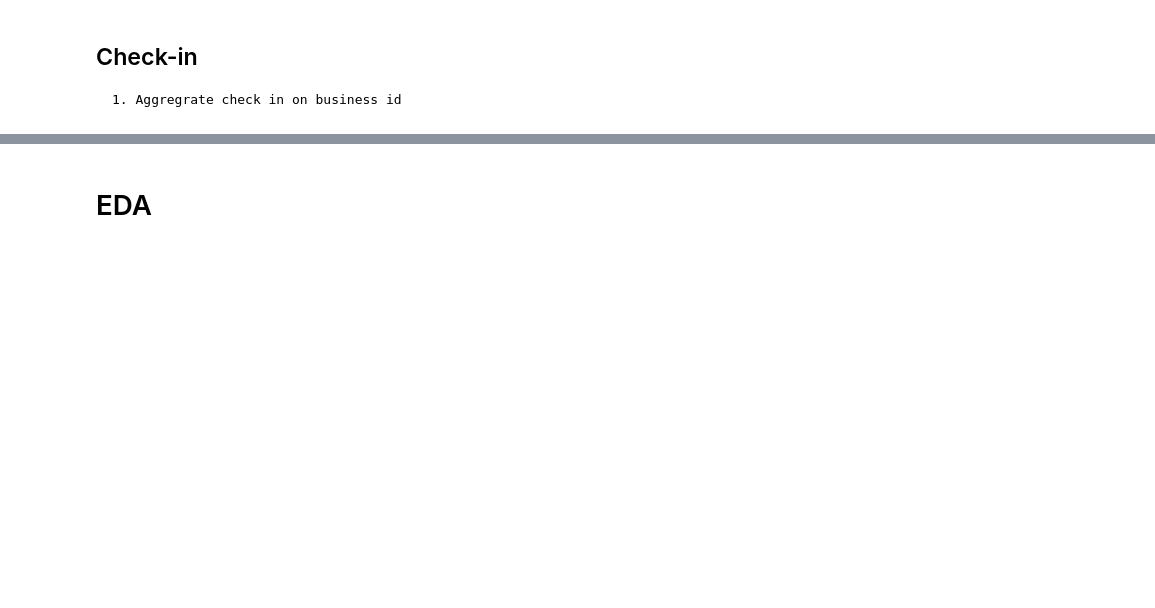
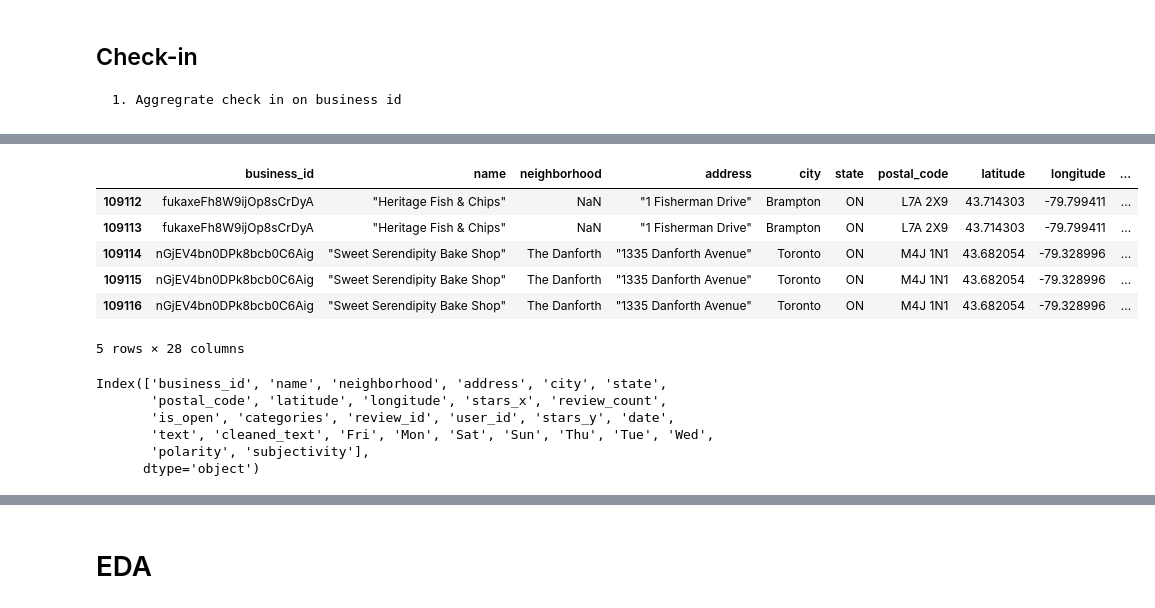
Before and after one commit to NishantSulay/Yelp-SentimentAnalysis, a Jupyter notebook: Yelp-Sentiment.ipynb, the cells around one changed output, grey strips where cells are left out. Cells and saved outputs as stored; diff of their text form; code cells hidden in the pictures; blank space fills up the shorter version.

```diff
--- a/Yelp-Sentiment.ipynb
+++ b/Yelp-Sentiment.ipynb
@@ -268,0 +358,2 @@ master_df.isnull().sum()
+# %%
+master_df = master_df.drop('index', axis=1)
@@ -268,0 +367,36 @@ master_df.isnull().sum()
+# %%
+# Using TextBlob to get polarity and subjectivity by sentence
+from textblob import TextBlob
+
+polarity = []
+subjectivity = []
+
+for n in range(master_df.shape[0]):
+
+    polar_score = TextBlob(master_df['cleaned_text'][n]).sentiment[0]
+    subject_score = TextBlob(master_df['cleaned_text'][n]).sentiment[1]
+
+    polarity.append(polar_score)
+    subjectivity.append(subject_score)
+
+master_df['polarity'] = polarity
+master_df['subjectivity'] = subjectivity
+# %%
+master_df.tail()
+# %% [output]
+|  | business_id | name | neighborhood | address | city | state | postal_code | latitude | longitude | ... |
+| 109112 | fukaxeFh8W9ijOp8sCrDyA | "Heritage Fish & Chips" | NaN | "1 Fisherman Drive" | Brampton | ON | L7A 2X9 | 43.714303 | -79.799411 | ... |
+| 109113 | fukaxeFh8W9ijOp8sCrDyA | "Heritage Fish & Chips" | NaN | "1 Fisherman Drive" | Brampton | ON | L7A 2X9 | 43.714303 | -79.799411 | ... |
+| 109114 | nGjEV4bn0DPk8bcb0C6Aig | "Sweet Serendipity Bake Shop" | The Danforth | "1335 Danforth Avenue" | Toronto | ON | M4J 1N1 | 43.682054 | -79.328996 | ... |
+| 109115 | nGjEV4bn0DPk8bcb0C6Aig | "Sweet Serendipity Bake Shop" | The Danforth | "1335 Danforth Avenue" | Toronto | ON | M4J 1N1 | 43.682054 | -79.328996 | ... |
+| 109116 | nGjEV4bn0DPk8bcb0C6Aig | "Sweet Serendipity Bake Shop" | The Danforth | "1335 Danforth Avenue" | Toronto | ON | M4J 1N1 | 43.682054 | -79.328996 | ... |
+5 rows × 28 columns
+# %%
+master_df.columns
+# %% [output]
+Index(['business_id', 'name', 'neighborhood', 'address', 'city', 'state',
+       'postal_code', 'latitude', 'longitude', 'stars_x', 'review_count',
+       'is_open', 'categories', 'review_id', 'user_id', 'stars_y', 'date',
+       'text', 'cleaned_text', 'Fri', 'Mon', 'Sat', 'Sun', 'Thu', 'Tue', 'Wed',
+       'polarity', 'subjectivity'],
+      dtype='object')
```
Also changed, not shown: parts of 20 cells of this notebook, 1 other file.
